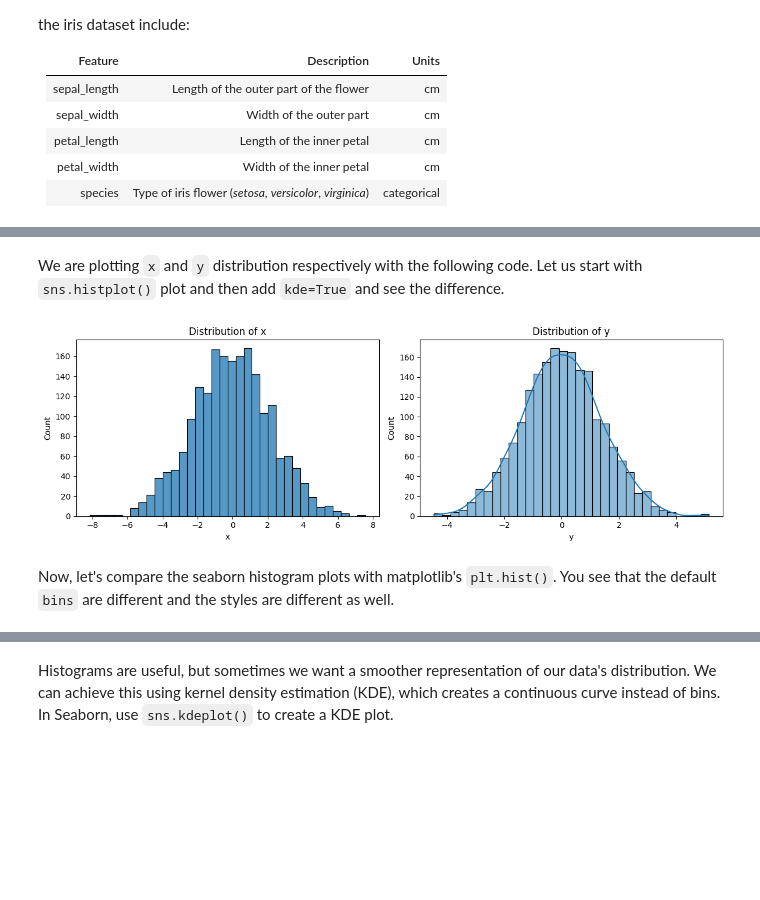
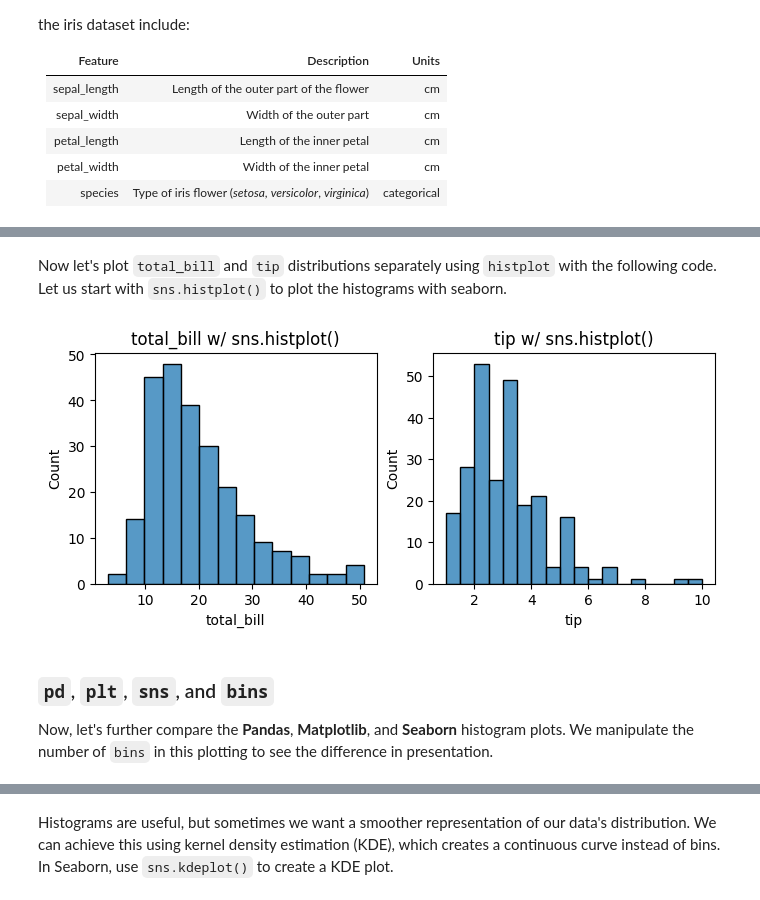
Before and after one commit to tychen742/thinkdsm, a Jupyter notebook: chapters/06-visualization/0606-vis-sns-intro.ipynb, the cells around one changed output, grey strips where cells are left out. Drawn from its saved outputs; the diff is of its cells as text; code cells hidden in the pictures; blank space fills up the shorter version.

```diff
--- a/chapters/06-visualization/0606-vis-sns-intro.ipynb
+++ b/chapters/06-visualization/0606-vis-sns-intro.ipynb
@@ -240,2 +231,2 @@ data
 # %% [markdown]
-We are plotting `x` and `y` distribution respectively with the following code. Let us start with `sns.histplot()` plot and then add `kde=True` and see the difference.
+Now let's plot `total_bill` and `tip` distributions separately using `histplot` with the following code. Let us start with `sns.histplot()` to plot the histograms with seaborn.
@@ -242,16 +235,14 @@ We are plotting `x` and `y` distribution respectively with the following code. L
 # %%
-fig, axes = plt.subplots(1, 2, figsize=(12, 4))
+fig, axes = plt.subplots(1, 2, figsize=(8, 3))
 
-for i, col in enumerate('xy'):
-    if i == 0:
-        sns.histplot(data=data[col], ax=axes[i])
-    else:
-        sns.histplot(data=data[col], kde=True, ax=axes[i])
+for i, col in enumerate(tips.loc[:, ['total_bill', 'tip']]):
+    sns.histplot(data=tips[col], ax=axes[i])
+    axes[i].set_title(f'{col} w/ sns.histplot()')
 
-    axes[i].set_title(f'Distribution of {col}')
-
-plt.tight_layout()
+# plt.tight_layout()
 # %% [output]
-[figure, old version]
+[figure, new version]
 # %% [markdown]
-Now, let's compare the seaborn histogram plots with matplotlib's `plt.hist()`. You see that the default `bins` are different and the styles are different as well.
+### `pd`, `plt`, `sns`, and `bins`
+
+Now, let's further compare the **Pandas**, **Matplotlib**, and **Seaborn** histogram plots. We manipulate the number of `bins` in this plotting to see the difference in presentation.
```
Also changed, not shown: parts of 71 cells of this notebook.
